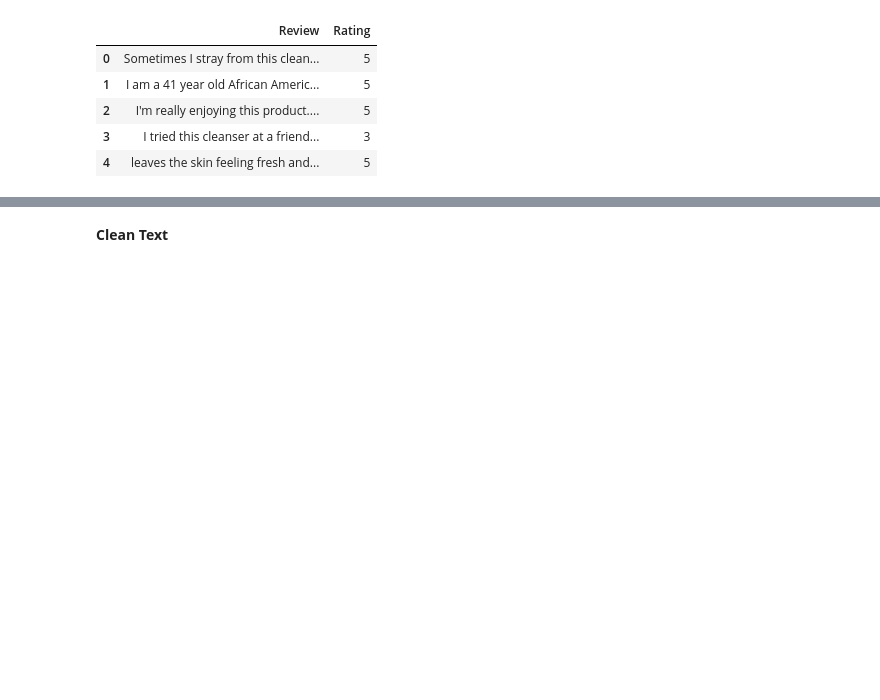
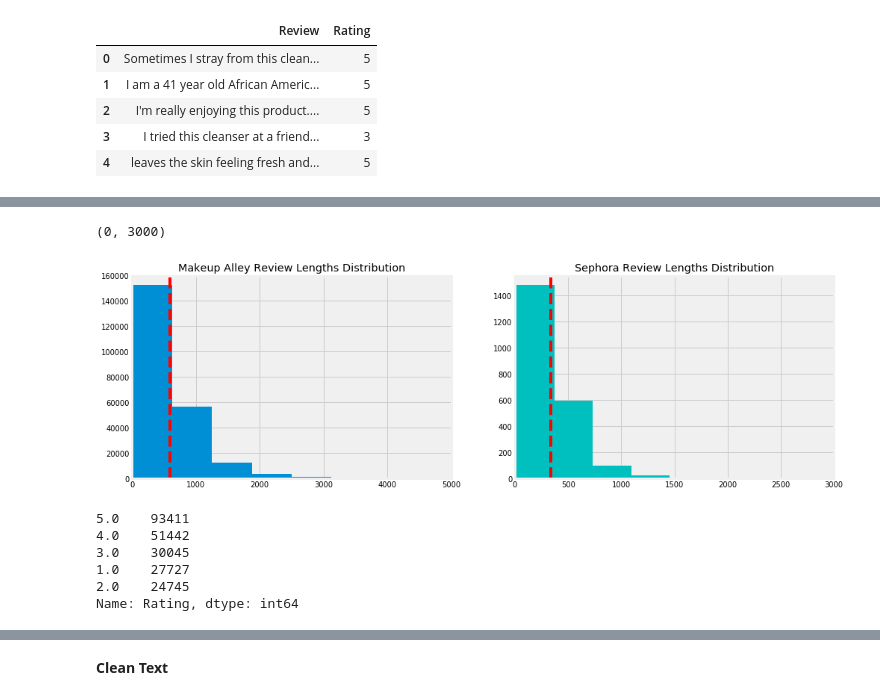
Before and after one commit to suchayarj/WhatsOnYourFace...BeHonest, a Jupyter notebook: Model New.ipynb, the cells around one changed output, grey strips where cells are left out. Drawn from its saved outputs; the diff is of its cells as text; code cells hidden in the pictures; blank space fills up the shorter version.

```diff
--- a/Model New.ipynb
+++ b/Model New.ipynb
@@ -130,0 +145,24 @@ plt.legend()
+# %%
+fig, axs = plt.subplots(1,2,figsize=(15,5))
+# plt.title('Review Lengths Distribution')
+axs[0].hist(ma_review_len)
+axs[0].axvline(np.mean(ma_review_len), color ='r', linestyle='--')
+axs[0].set_title('Makeup Alley Review Lengths Distribution')
+axs[0].set_xlim(0,5000)
+
+axs[1].hist(s_review_len, color = 'c')
+axs[1].axvline(np.mean(s_review_len), color ='r', linestyle='--')
+axs[1].set_title('Sephora Review Lengths Distribution')
+axs[1].set_xlim(0,3000)
+# %% [output]
+(0, 3000)
+[figure, added]
+# %%
+ma.Rating.value_counts()
+# %% [output]
+5.0    93411
+4.0    51442
+3.0    30045
+1.0    27727
+2.0    24745
+Name: Rating, dtype: int64
```
Also changed, not shown: parts of 24 cells of this notebook.
